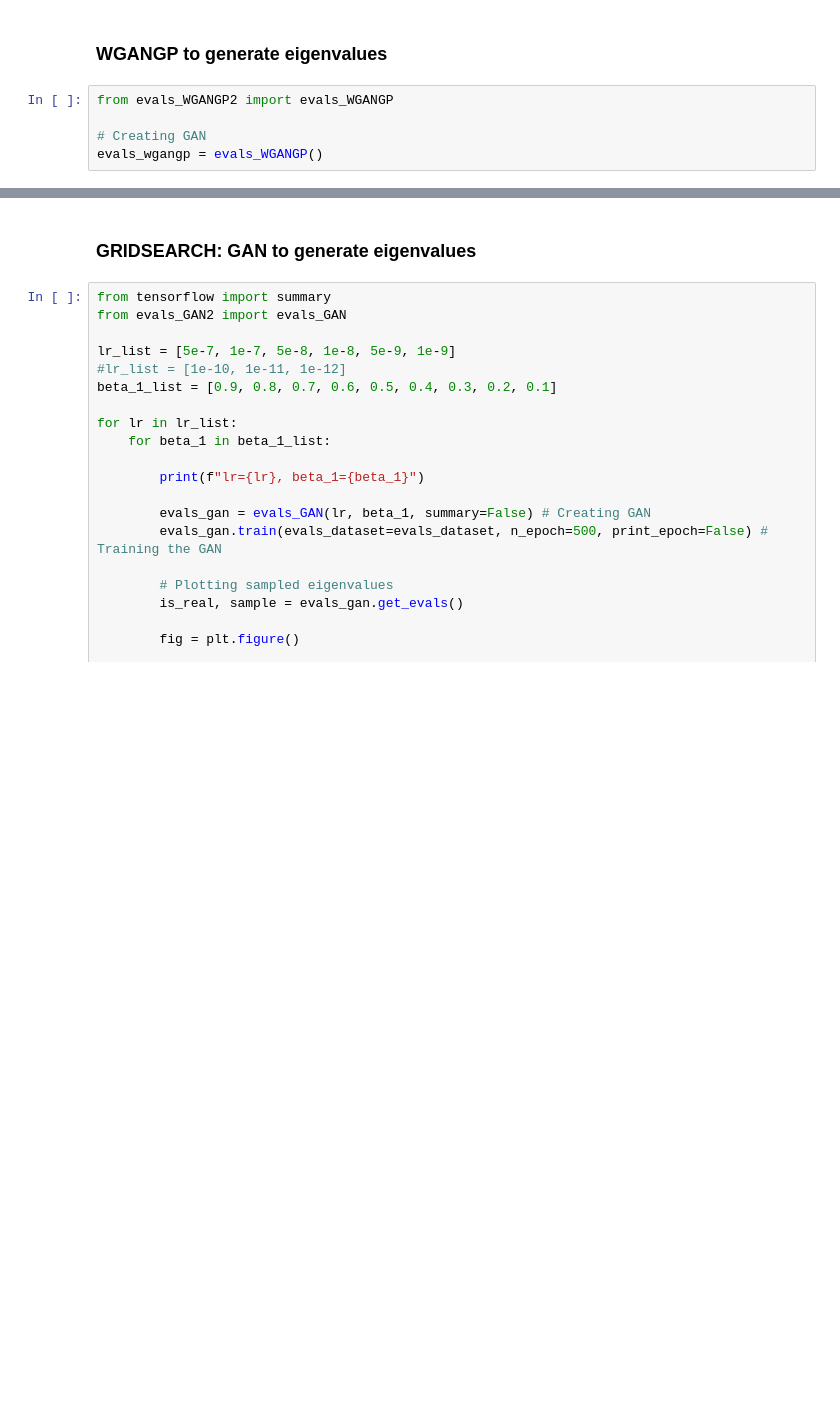
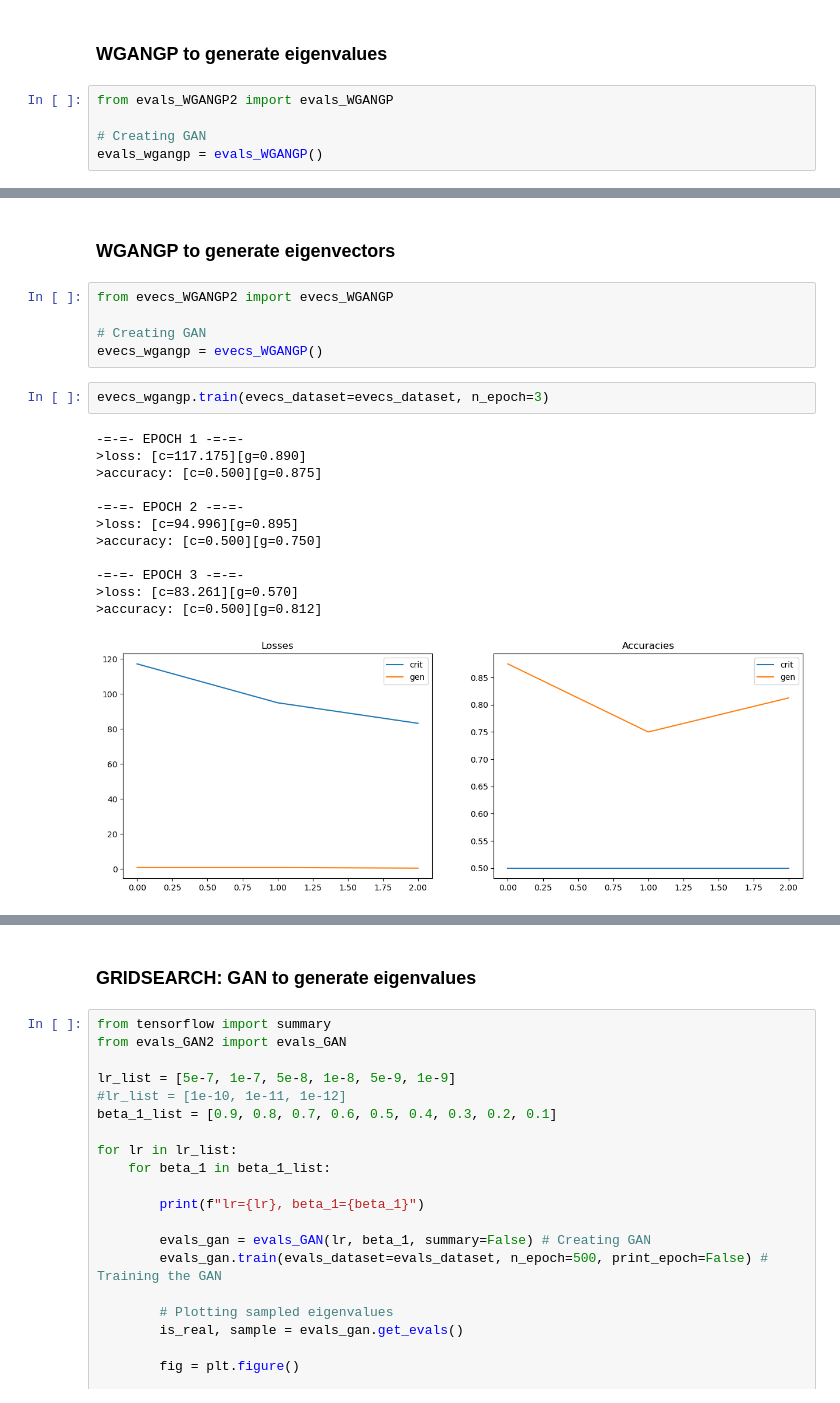
Before and after one commit to raskharkapakh/Master-Arbeit, a Jupyter notebook: python_files/GAN2/notebook2.ipynb, the cells around one changed output, grey strips where cells are left out. Saved outputs shown, nothing was run; the diff lists cells and outputs as text; blank space fills up the shorter version.

```diff
--- a/python_files/GAN2/notebook2.ipynb
+++ b/python_files/GAN2/notebook2.ipynb
@@ -83,0 +96,22 @@ real eigenvalues found
+# %% [markdown]
+### WGANGP to generate eigenvectors
+# %%
+from evecs_WGANGP2 import evecs_WGANGP
+
+# Creating GAN
+evecs_wgangp = evecs_WGANGP()
+# %%
+evecs_wgangp.train(evecs_dataset=evecs_dataset, n_epoch=3)
+# %% [output]
+-=-=- EPOCH 1 -=-=-
+>loss: [c=117.175][g=0.890]
+>accuracy: [c=0.500][g=0.875]
+
+-=-=- EPOCH 2 -=-=-
+>loss: [c=94.996][g=0.895]
+>accuracy: [c=0.500][g=0.750]
+
+-=-=- EPOCH 3 -=-=-
+>loss: [c=83.261][g=0.570]
+>accuracy: [c=0.500][g=0.812]
+[figure, added]
```
Also changed, not shown: parts of 8 cells of this notebook, 16 other files.
